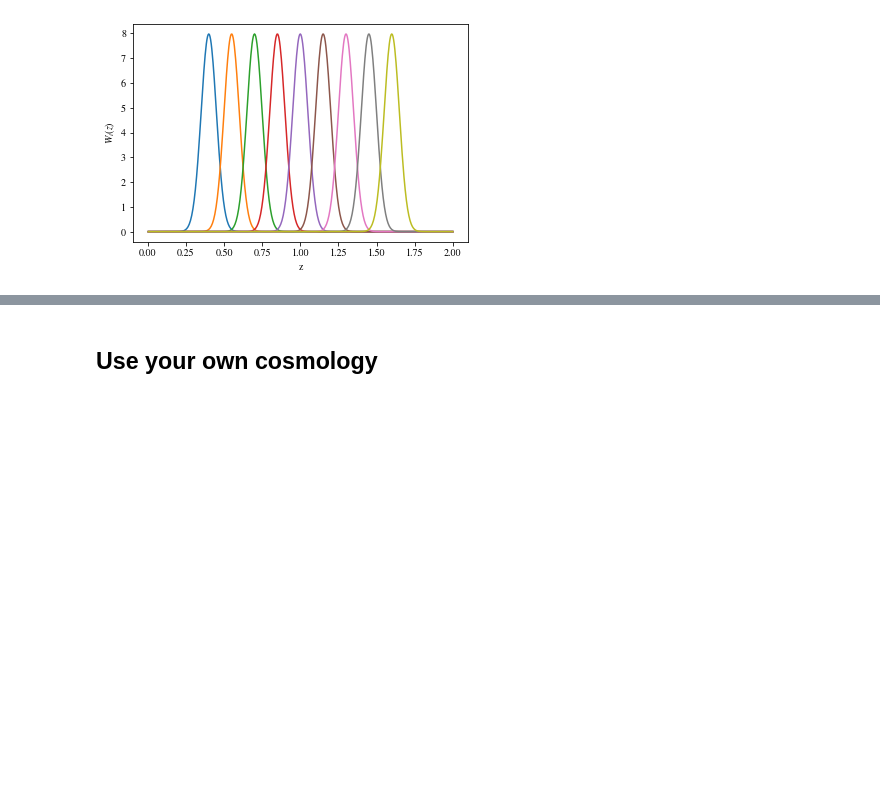
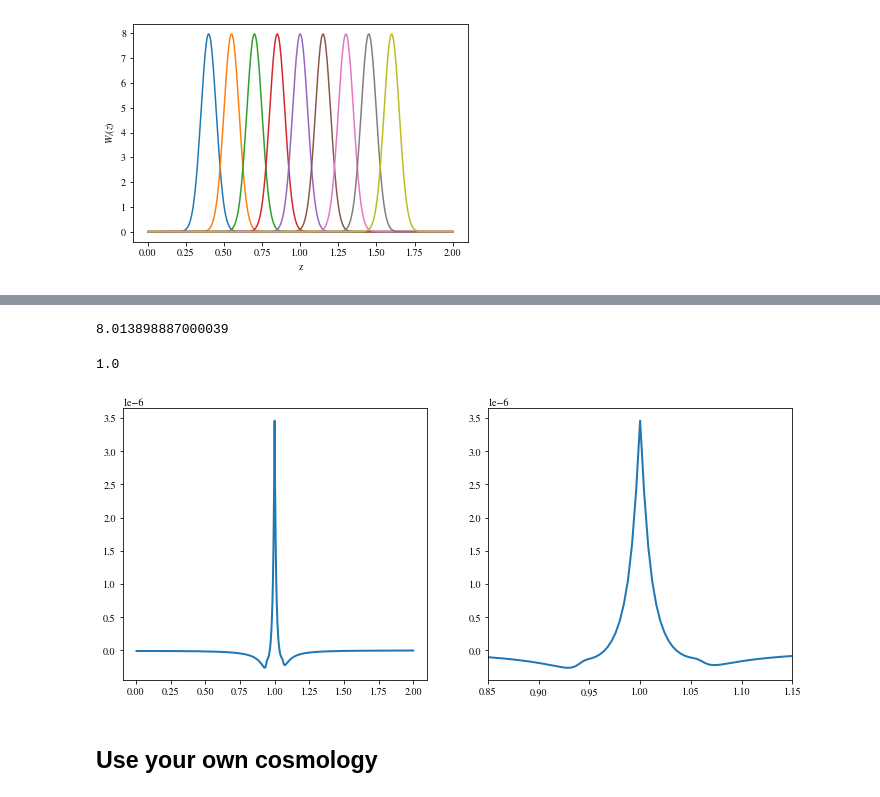
Before and after one commit to fabienlacasa/PySSC, a Jupyter notebook: docs/source/notebooks/Advanced-Examples.ipynb, the cells around one changed output, grey strips where cells are left out. Drawn from its saved outputs; the diff is of its cells as text; code cells hidden in the pictures; blank space fills up the shorter version.

Commit message:
Added a function sigma2_fullsky in PySSC.py and a corresponding example in the documentation notebook Advanced-Examples.

```diff
--- a/docs/source/notebooks/Advanced-Examples.ipynb
+++ b/docs/source/notebooks/Advanced-Examples.ipynb
@@ -40,3 +44,26 @@ plt.show()
+# %%
+#Compute sigma2
+t0 = time.process_time()
+sigma2_fullsky = PySSC.sigma2_fullsky(z_arr)
+t1 = time.process_time()
+print(t1-t0)
+# %% [output]
+8.013898887000039
+# %%
+#Plot it
+iz_sel = 249 ; print(z_arr[iz_sel])
+fig = plt.figure(figsize=(12,5))
+#All redshifts
+plt.subplot(1,2,1)
+plt.plot(z_arr,sigma2_fullsky[:,iz_sel],linewidth=2)
+#zoom-in on peak
+plt.subplot(1,2,2)
+plt.plot(z_arr,sigma2_fullsky[:,iz_sel],linewidth=2)
+plt.xlim([0.85,1.15])
+plt.show()
+# %% [output]
+1.0
+[figure, added]
 # %% [markdown]
 ## Use your own cosmology
 # %% [markdown]
```
Also changed, not shown: parts of 11 cells of this notebook, 1 other file.
